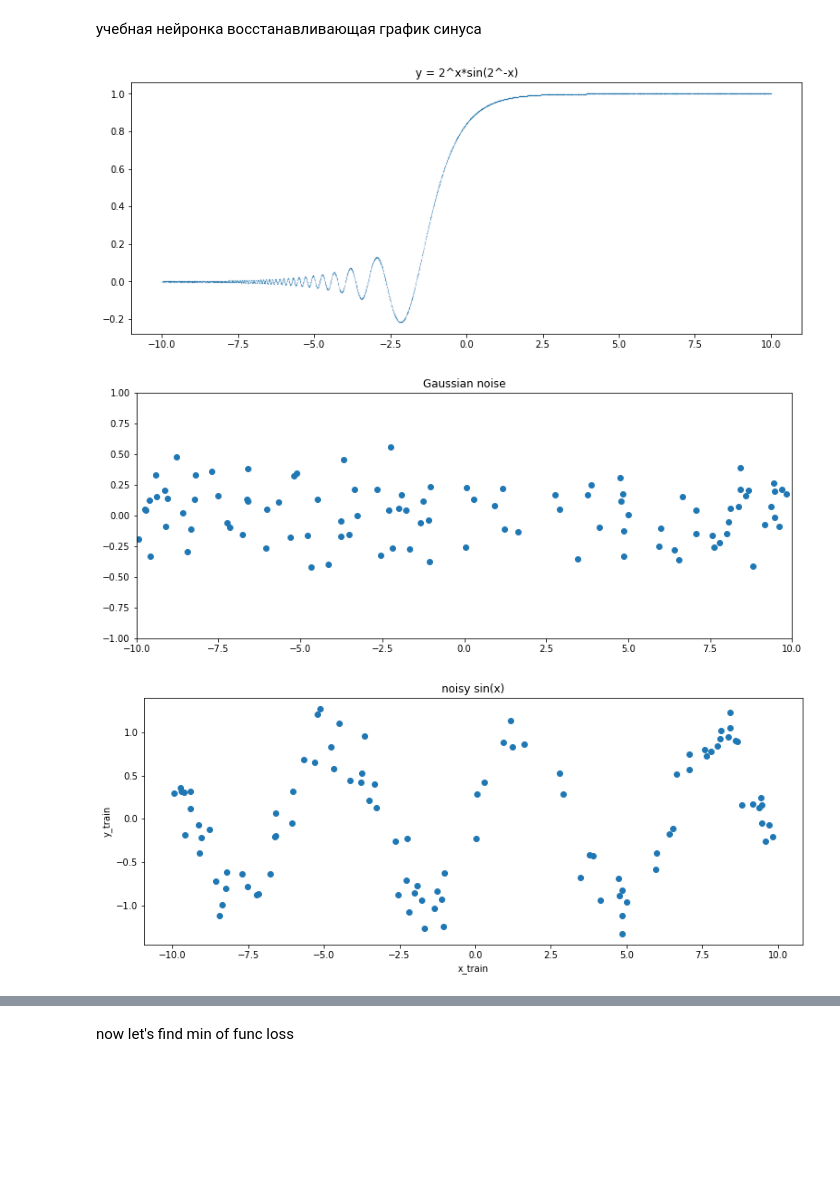
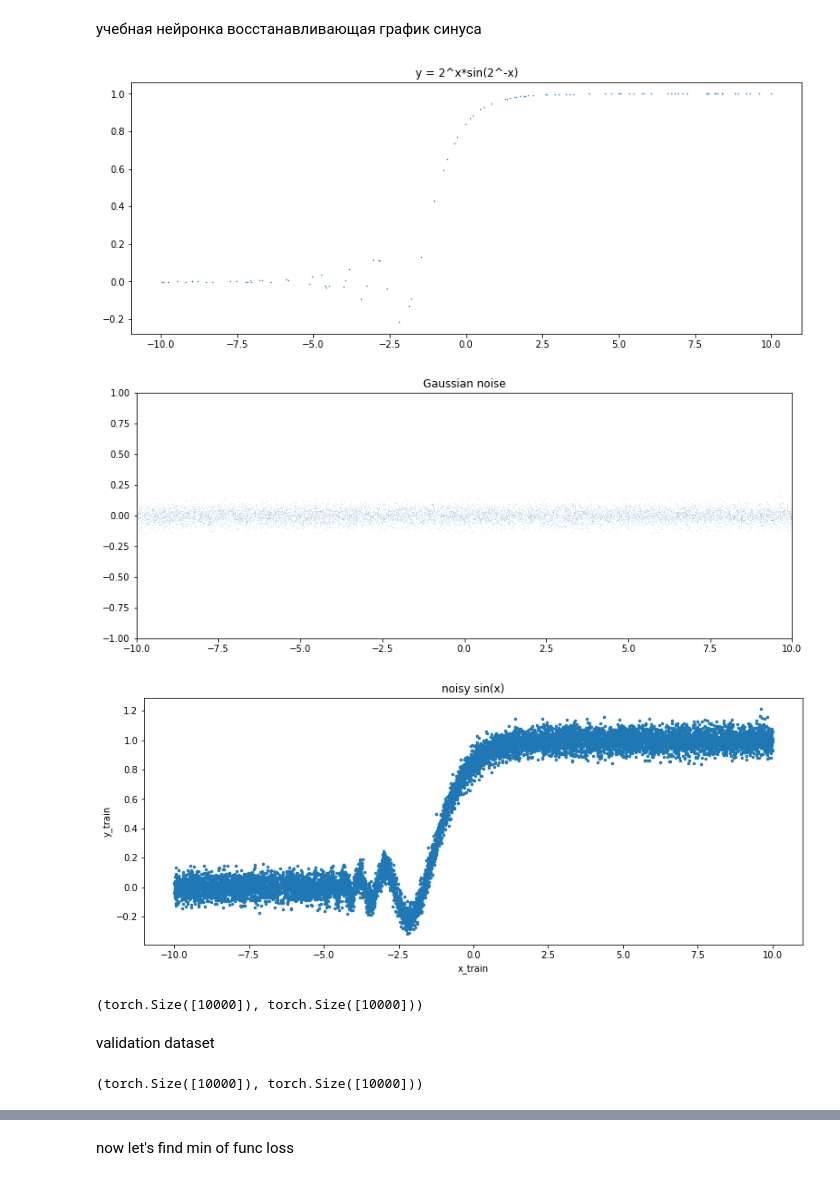
Before and after one commit to saian65/Neural-Networks, a Jupyter notebook: PyTorch_SinNet_2^x_sin(2^_x).ipynb, the cells around one changed output, grey strips where cells are left out. Saved outputs shown, nothing was run; the diff lists cells and outputs as text; code cells hidden in the pictures; blank space fills up the shorter version.

```diff
--- a/PyTorch_SinNet_2^x_sin(2^_x).ipynb
+++ b/PyTorch_SinNet_2^x_sin(2^_x).ipynb
@@ -15,33 +15,38 @@ def target_func(x):
     left = 2**x_train
     right = np.sin(2**(-x))
     return left*right
+# %%
+#make train dataset
+x_train = torch.rand(100)
+x_train = x_train * 20.0 - 10.0
 # %%
-#make train dataset
-x_train = torch.rand(10000)
-x_train = x_train * 20.0 - 10.0
-
 y_train = target_func(x_train)
 
-plt.plot(x_train.numpy(), y_train.numpy(), ".", ms=0.1)
+plt.plot(x_train.numpy(), y_train.numpy(), ".", ms=1)
 plt.title('y = 2^x*sin(2^-x)');
 # %% [output]
-[figure, old version]
+[figure, new version]
 # %%
 #add noise from normal distribution
-noise = torch.randn(y_train.shape) / 5.
+n =  - 500
+noise = torch.randn(y_train.shape)/20
 
-plt.plot(x_train.numpy(), noise.numpy(), 'o')
+plt.plot(x_train.numpy(), noise.numpy(), '.',ms=0.09)
 plt.axis([-10, 10, -1, 1])
 plt.title('Gaussian noise');
 # %% [output]
-[figure, old version]
+[figure, new version]
 # %%
-#КОНЕЧНАЯ обучающая выборка
+#конечная обучающая выборка
 y_train = y_train + noise
-plt.plot(x_train.numpy(), y_train.numpy(), 'o')
+plt.plot(x_train.numpy(), y_train.numpy(), ".", ms=5)
 plt.title('noisy sin(x)')
 plt.xlabel('x_train')
 plt.ylabel('y_train');
 # %% [output]
-[figure, old version]
+[figure, new version]
+# %%
+x_train.shape,y_train.shape
+# %% [output]
+(torch.Size([10000]), torch.Size([10000]))
 # %%
@@ -49,0 +56,2 @@ y_train.unsqueeze_(1);
+# %% [markdown]
+validation dataset
@@ -50 +63,5 @@ y_train.unsqueeze_(1);
+# %%
+x_validation.shape,y_validation.shape
+# %% [output]
+(torch.Size([10000]), torch.Size([10000]))
 # %%
```
Also changed, not shown: parts of 7 cells of this notebook.
